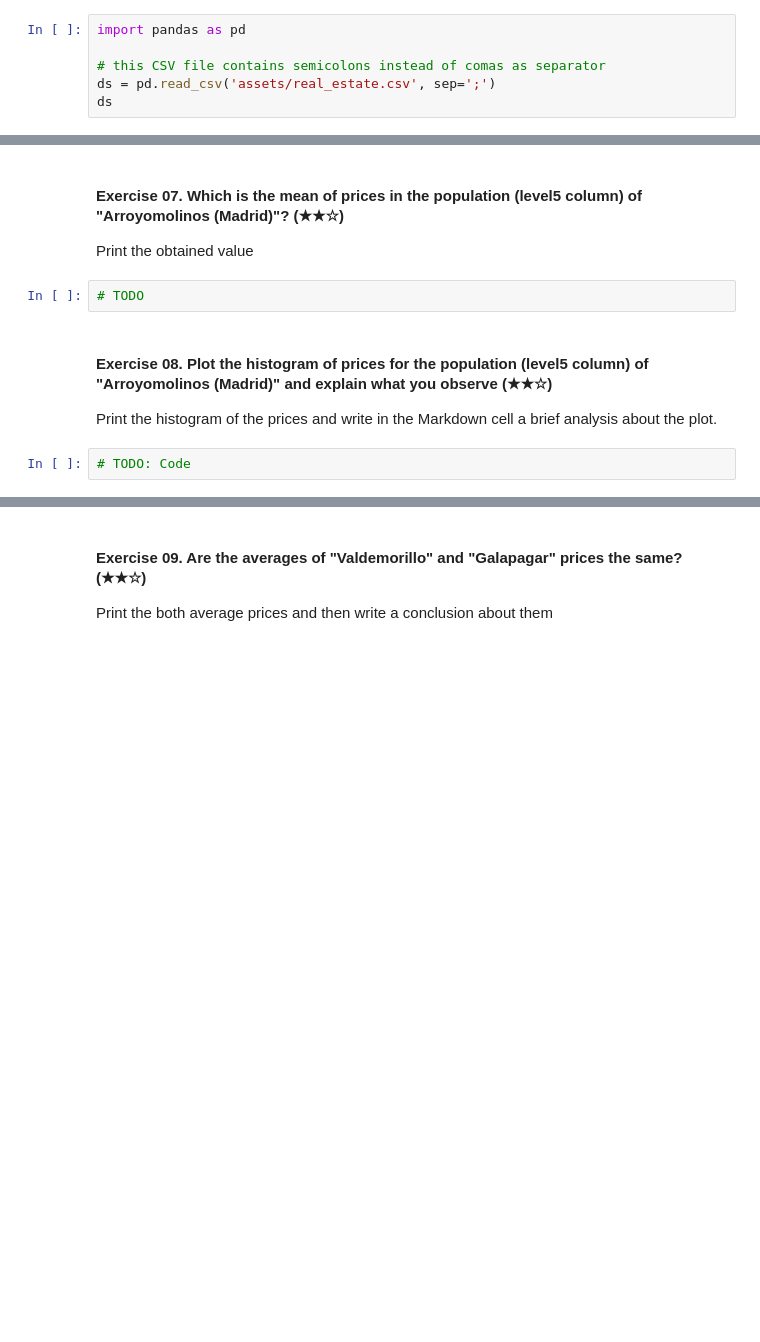
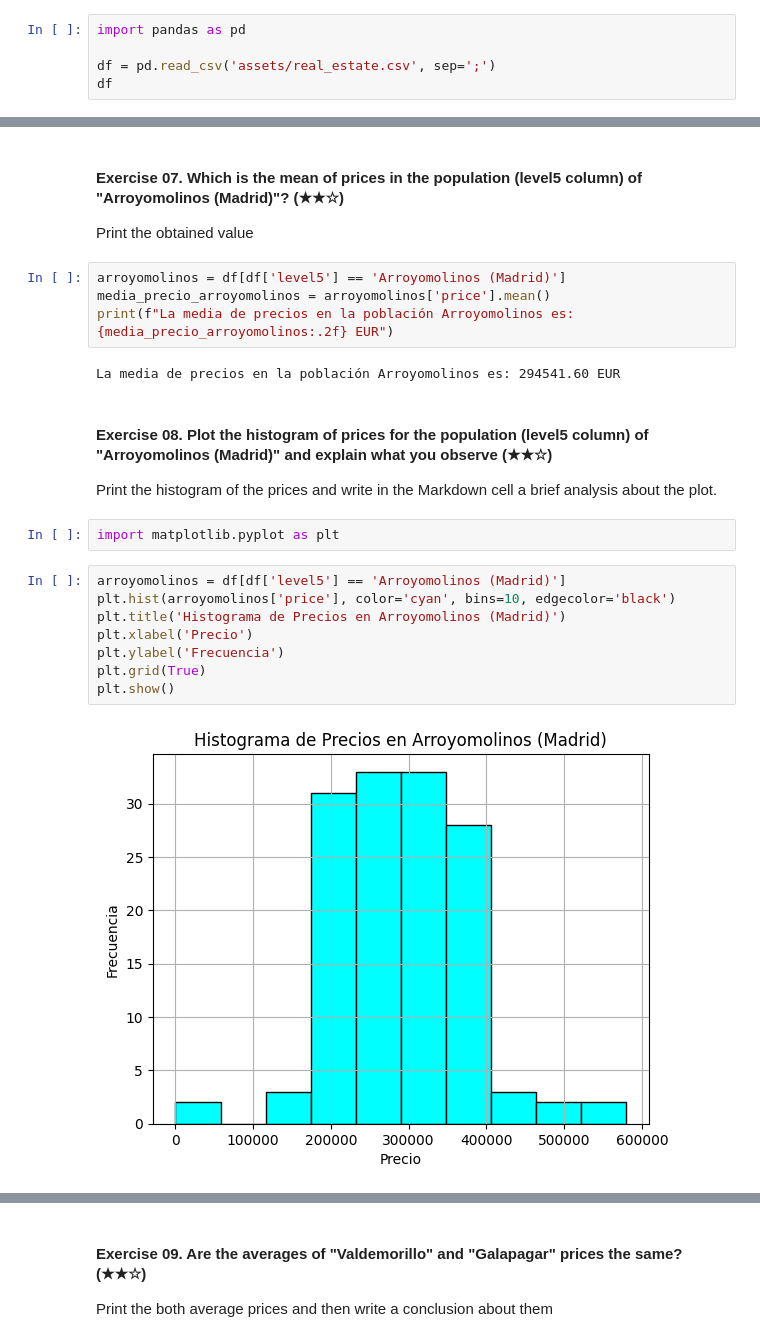
Before and after one commit to Indreeky/realestate-datacleanup-exercise, a Jupyter notebook: project.ipynb, the cells around one changed output, grey strips where cells are left out. Cells and saved outputs as stored; diff of their text form; blank space fills up the shorter version.

```diff
--- a/project.ipynb
+++ b/project.ipynb
@@ -13,9 +13,8 @@ Let's start with precisely that question... Good luck!
 # %%
 import pandas as pd
 
-# this CSV file contains semicolons instead of comas as separator
-ds = pd.read_csv('assets/real_estate.csv', sep=';')
-ds
+df = pd.read_csv('assets/real_estate.csv', sep=';')
+df
 # %% [output]
 |  | Unnamed: 0 | id_realEstates | isNew | realEstate_name | phone_realEstate | url_inmueble | rooms | ... |
 | 0 | 1 | 153771986 | False | ferrari 57 inmobiliaria | 912177526.0 | https://www.fotocasa.es/es/compra... | 3.0 | ... |
@@ -110,11 +141,25 @@ Print a comparison between the dimensions of the original DataFrame versus the D
 
 Print the obtained value
 # %%
-# TODO
+arroyomolinos = df[df['level5'] == 'Arroyomolinos (Madrid)']
+media_precio_arroyomolinos = arroyomolinos['price'].mean()
+print(f"La media de precios en la población Arroyomolinos es: {media_precio_arroyomolinos:.2f} EUR")
+# %% [output]
+La media de precios en la población Arroyomolinos es: 294541.60 EUR
 # %% [markdown]
 #### Exercise 08. Plot the histogram of prices for the population (level5 column) of "Arroyomolinos (Madrid)" and explain what you observe (★★☆)
 
 Print the histogram of the prices and write in the Markdown cell a brief analysis about the plot.
 # %%
-# TODO: Code
+import matplotlib.pyplot as plt
+# %%
+arroyomolinos = df[df['level5'] == 'Arroyomolinos (Madrid)']
+plt.hist(arroyomolinos['price'], color='cyan', bins=10, edgecolor='black')
+plt.title('Histograma de Precios en Arroyomolinos (Madrid)')
+plt.xlabel('Precio')
+plt.ylabel('Frecuencia')
+plt.grid(True)
+plt.show()
+# %% [output]
+[figure, added]
 # %% [markdown]
```
Also changed, not shown: parts of 27 cells of this notebook.
